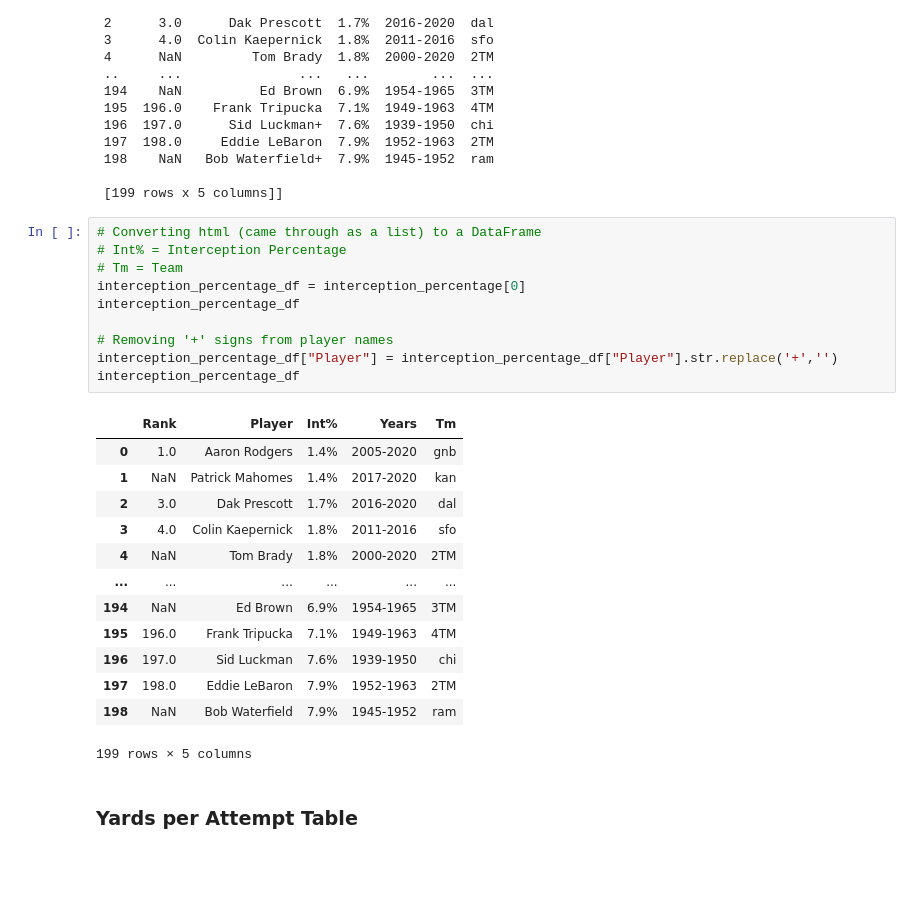
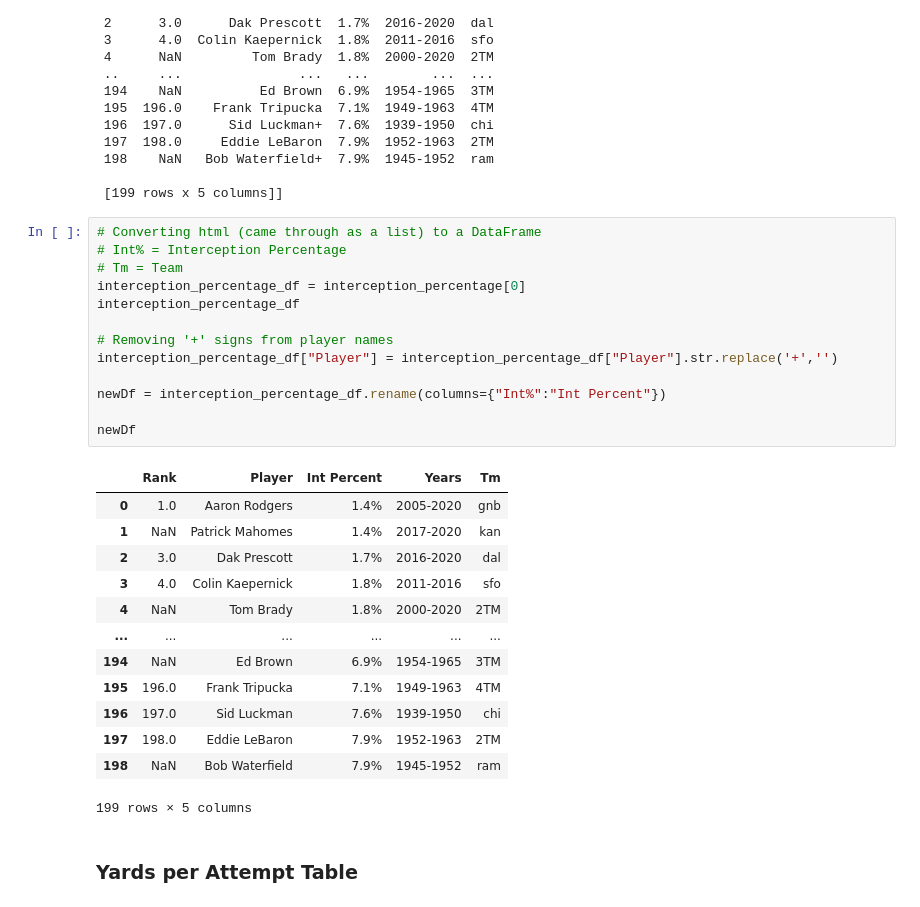
Before and after one commit to meghanvl/ETL, a Jupyter notebook: QB Stats - Extraction and Transformation.ipynb, the cells around one changed output. Cells and saved outputs as stored; diff of their text form; blank space fills up the shorter version.

```diff
--- a/QB Stats - Extraction and Transformation.ipynb
+++ b/QB Stats - Extraction and Transformation.ipynb
@@ -128,15 +130,18 @@ interception_percentage
 # %%
 # Converting html (came through as a list) to a DataFrame
 # Int% = Interception Percentage
 # Tm = Team
 interception_percentage_df = interception_percentage[0]
 interception_percentage_df
 
 # Removing '+' signs from player names
 interception_percentage_df["Player"] = interception_percentage_df["Player"].str.replace('+','')
-interception_percentage_df
+
+newDf = interception_percentage_df.rename(columns={"Int%":"Int Percent"})
+
+newDf
 # %% [output]
-|  | Rank | Player | Int% | Years | Tm |
+|  | Rank | Player | Int Percent | Years | Tm |
 | 0 | 1.0 | Aaron Rodgers | 1.4% | 2005-2020 | gnb |
 | 1 | NaN | Patrick Mahomes | 1.4% | 2017-2020 | kan |
 | 2 | 3.0 | Dak Prescott | 1.7% | 2016-2020 | dal |
```
Also changed, not shown: parts of 7 cells of this notebook.
